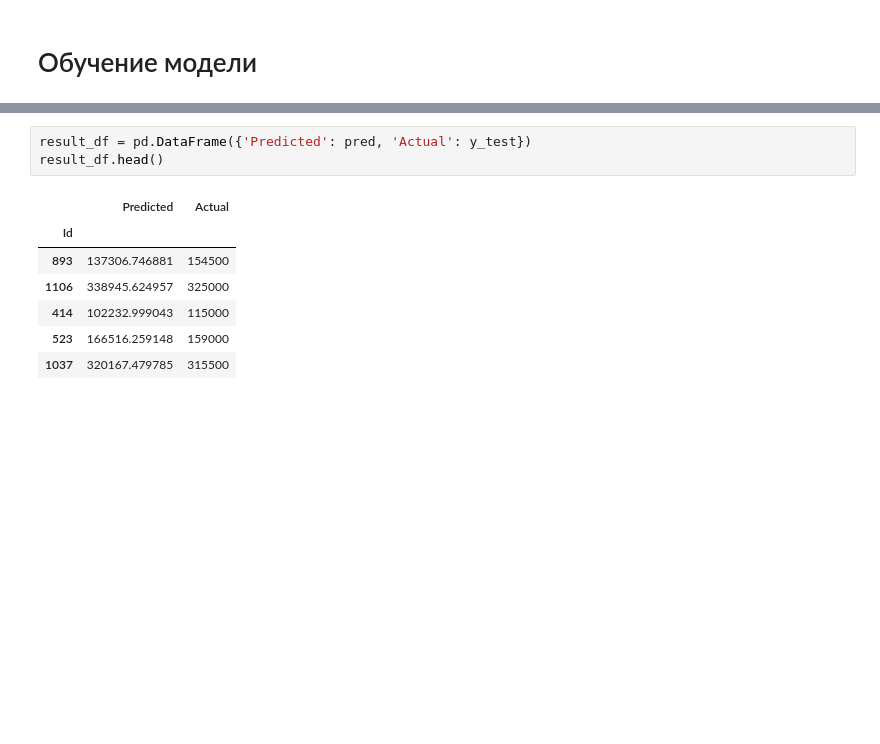
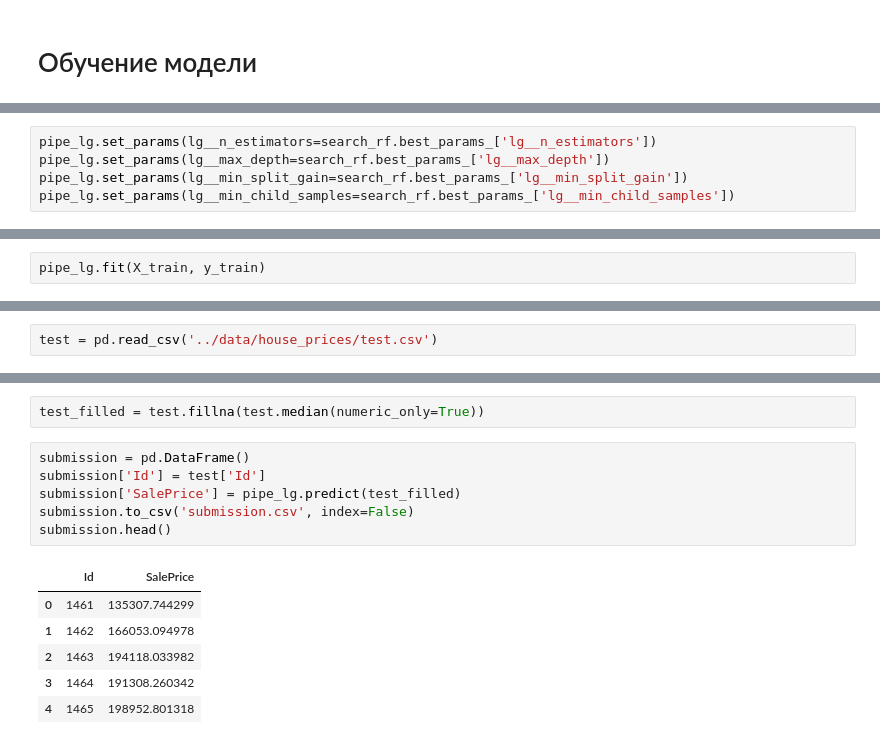
Before and after one commit to ekudrin/ml_examples, a Jupyter notebook: notebooks/house_prices.ipynb, the cells around one changed output, grey strips where cells are left out. Saved outputs shown, nothing was run; the diff lists cells and outputs as text; blank space fills up the shorter version.

Commit message:
поменял модель в house_prices и изменил пайплайн для корректной работы с тестовым файлом и созданием сабмита

```diff
--- a/notebooks/house_prices.ipynb
+++ b/notebooks/house_prices.ipynb
@@ -366,0 +380,5 @@ pred = pipe_ridge.predict(X_test)
+# %%
+pipe_lg.set_params(lg__n_estimators=search_rf.best_params_['lg__n_estimators'])
+pipe_lg.set_params(lg__max_depth=search_rf.best_params_['lg__max_depth'])
+pipe_lg.set_params(lg__min_split_gain=search_rf.best_params_['lg__min_split_gain'])
+pipe_lg.set_params(lg__min_child_samples=search_rf.best_params_['lg__min_child_samples'])
@@ -366,0 +403,2 @@ pred = pipe_ridge.predict(X_test)
+# %%
+pipe_lg.fit(X_train, y_train)
@@ -366,0 +434,2 @@ pred = pipe_ridge.predict(X_test)
+# %%
+test = pd.read_csv('../data/house_prices/test.csv')
@@ -367,11 +464,15 @@ pred = pipe_ridge.predict(X_test)
+# %%
+test_filled = test.fillna(test.median(numeric_only=True))
 # %%
-result_df = pd.DataFrame({'Predicted': pred, 'Actual': y_test})
-result_df.head()
+submission = pd.DataFrame()
+submission['Id'] = test['Id']
+submission['SalePrice'] = pipe_lg.predict(test_filled)
+submission.to_csv('submission.csv', index=False)
+submission.head()
 # %% [output]
-|  | Predicted | Actual |
-| Id |  |  |
-| 893 | 137306.746881 | 154500 |
-| 1106 | 338945.624957 | 325000 |
-| 414 | 102232.999043 | 115000 |
-| 523 | 166516.259148 | 159000 |
-| 1037 | 320167.479785 | 315500 |
+|  | Id | SalePrice |
+| 0 | 1461 | 135307.744299 |
+| 1 | 1462 | 166053.094978 |
+| 2 | 1463 | 194118.033982 |
+| 3 | 1464 | 191308.260342 |
+| 4 | 1465 | 198952.801318 |
```
Also changed, not shown: parts of 38 cells of this notebook, 2 other files.
